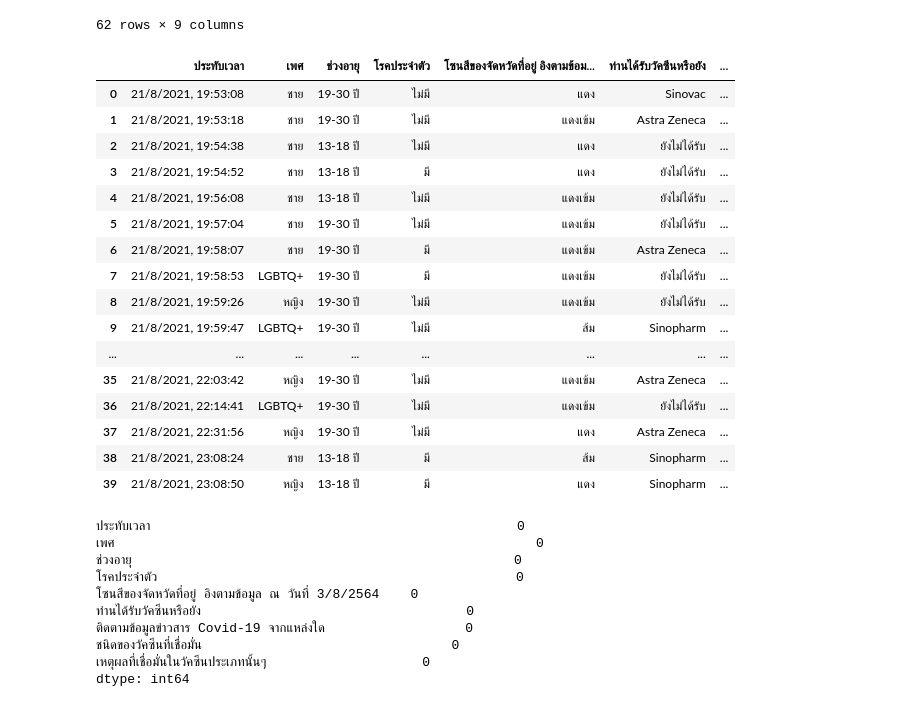
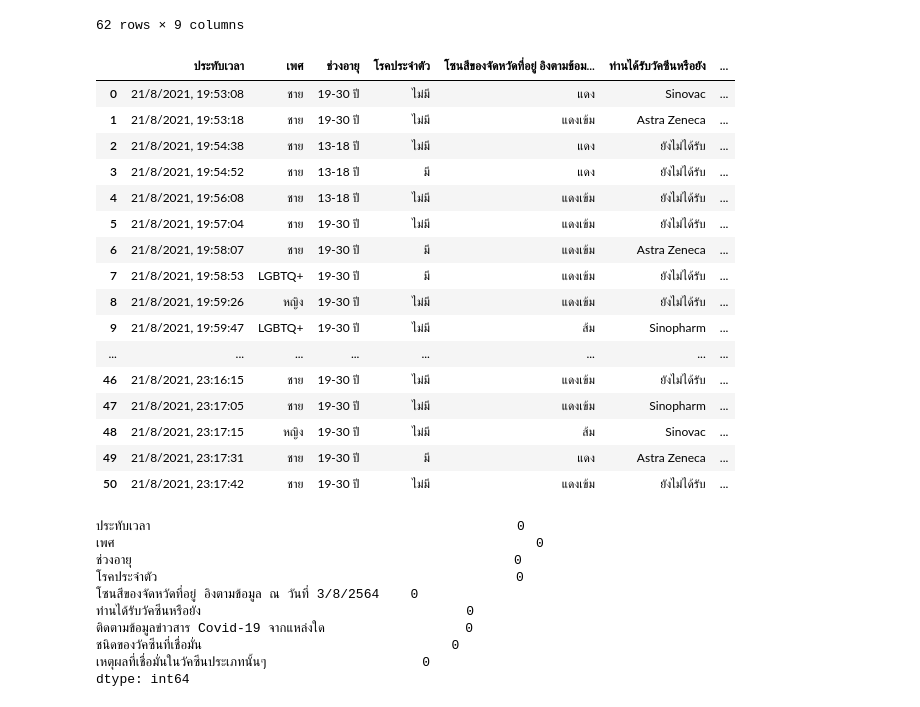
Before and after one commit to 6ixthxense/Toolboox, a Jupyter notebook: toolboox.ipynb, the cells around one changed output. Cells and saved outputs as stored; diff of their text form; code cells hidden in the pictures.

```diff
--- a/toolboox.ipynb
+++ b/toolboox.ipynb
@@ -140,7 +147,9 @@ result_df['เหตุผลที่เชื่อมั่นในวัค
         'มีการรับรอง':'เชื่อมั่น',
         'มีผลการรับรองที่น่าเชื่อถือ':'เชื่อมั่น',
         'วัคซีนดี':'เชื่อมั่น',
-        'งานวิจัยก็มีให้เห็นแล้ว ภาพประเทศอื่นที่ฉีดก็มีให้เห็น':'เชื่อมั่น'
+        'งานวิจัยก็มีให้เห็นแล้ว ภาพประเทศอื่นที่ฉีดก็มีให้เห็น':'เชื่อมั่น',
+        'รู้สึกว่ามีผลการป้องกันต่อโควิดดี มีการวิจัยและผลออกมาน่าเชื่อถือมากที่สุด':'เชื่อมั่น',
+
     }, inplace=True)
 # %%
 result_df['เหตุผลที่เชื่อมั่นในวัคซีนประเภทนั้นๆ'].unique()
@@ -202,25 +207,25 @@ result_df.reset_index(drop=True)
 | 61 | 22/8/2021, 18:48:23 | ชาย | 13-18 ปี | ไม่มี | แดงเข้ม | Astra Zeneca | ... |
 62 rows × 9 columns
 # %%
-result_df.head(40)
+result_df.head(50)
 # %% [output]
 |  | ประทับเวลา | เพศ | ช่วงอายุ | โรคประจำตัว | โซนสีของจัดหวัดที่อยู่ อิงตามข้อม... | ท่านได้รับวัคซีนหรือยัง | ... |
 | 0 | 21/8/2021, 19:53:08 | ชาย | 19-30 ปี | ไม่มี | แดง | Sinovac | ... |
 | 1 | 21/8/2021, 19:53:18 | ชาย | 19-30 ปี | ไม่มี | แดงเข้ม | Astra Zeneca | ... |
 | 2 | 21/8/2021, 19:54:38 | ชาย | 13-18 ปี | ไม่มี | แดง | ยังไม่ได้รับ | ... |
 | 3 | 21/8/2021, 19:54:52 | ชาย | 13-18 ปี | มี | แดง | ยังไม่ได้รับ | ... |
 | 4 | 21/8/2021, 19:56:08 | ชาย | 13-18 ปี | ไม่มี | แดงเข้ม | ยังไม่ได้รับ | ... |
 | 5 | 21/8/2021, 19:57:04 | ชาย | 19-30 ปี | ไม่มี | แดงเข้ม | ยังไม่ได้รับ | ... |
 | 6 | 21/8/2021, 19:58:07 | ชาย | 19-30 ปี | มี | แดงเข้ม | Astra Zeneca | ... |
 | 7 | 21/8/2021, 19:58:53 | LGBTQ+ | 19-30 ปี | มี | แดงเข้ม | ยังไม่ได้รับ | ... |
 | 8 | 21/8/2021, 19:59:26 | หญิง | 19-30 ปี | ไม่มี | แดงเข้ม | ยังไม่ได้รับ | ... |
 | 9 | 21/8/2021, 19:59:47 | LGBTQ+ | 19-30 ปี | ไม่มี | ส้ม | Sinopharm | ... |
 | ... | ... | ... | ... | ... | ... | ... | ... |
-| 35 | 21/8/2021, 22:03:42 | หญิง | 19-30 ปี | ไม่มี | แดงเข้ม | Astra Zeneca | ... |
-| 36 | 21/8/2021, 22:14:41 | LGBTQ+ | 19-30 ปี | ไม่มี | แดงเข้ม | ยังไม่ได้รับ | ... |
-| 37 | 21/8/2021, 22:31:56 | หญิง | 19-30 ปี | ไม่มี | แดง | Astra Zeneca | ... |
-| 38 | 21/8/2021, 23:08:24 | ชาย | 13-18 ปี | มี | ส้ม | Sinopharm | ... |
-| 39 | 21/8/2021, 23:08:50 | หญิง | 13-18 ปี | มี | แดง | Sinopharm | ... |
+| 46 | 21/8/2021, 23:16:15 | ชาย | 19-30 ปี | ไม่มี | แดงเข้ม | ยังไม่ได้รับ | ... |
+| 47 | 21/8/2021, 23:17:05 | ชาย | 19-30 ปี | ไม่มี | แดงเข้ม | Sinopharm | ... |
+| 48 | 21/8/2021, 23:17:15 | หญิง | 19-30 ปี | ไม่มี | ส้ม | Sinovac | ... |
+| 49 | 21/8/2021, 23:17:31 | ชาย | 19-30 ปี | มี | แดง | Astra Zeneca | ... |
+| 50 | 21/8/2021, 23:17:42 | ชาย | 19-30 ปี | ไม่มี | แดงเข้ม | ยังไม่ได้รับ | ... |
 # %%
 result_df.isnull().sum()
 # %% [output]
```
Also changed, not shown: parts of 5 cells of this notebook.
